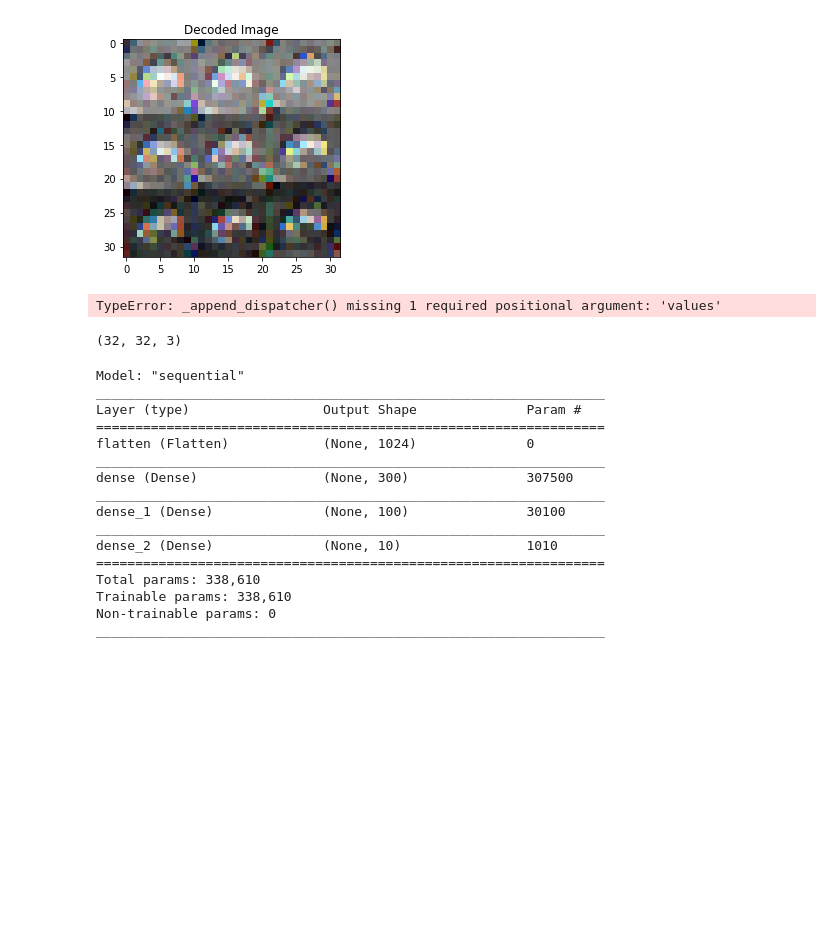
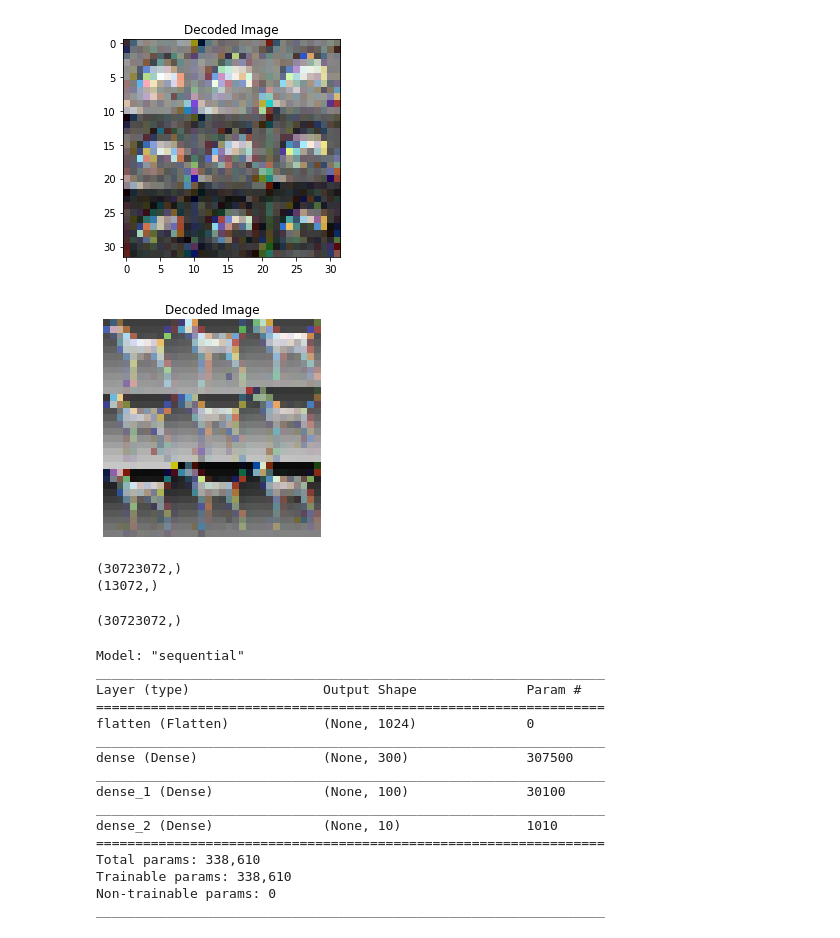
Before and after one commit to hawk90/deeplearning-lecture, a Jupyter notebook: Lecture-ipynb/11월 11일-TFrecoders.ipynb, the cells around one changed output. Cells and saved outputs as stored; diff of their text form; code cells hidden in the pictures; blank space fills up the shorter version.

```diff
--- a/Lecture-ipynb/11월 11일-TFrecoders.ipynb
+++ b/Lecture-ipynb/11월 11일-TFrecoders.ipynb
@@ -160,24 +161,32 @@ desc = {
 # %%
 labels = ['airplane','automobile','bird','cat','deer','dog','frog','horse','ship','truck']
 
-train_x = []
-train_y = []
+train_x = np.empty((CIFAR10_HEIGHT, CIFAR10_WIDTH, CIFAR10_CHANNELS), dtype='int64')
+train_y = np.empty((CIFAR10_HEIGHT, CIFAR10_WIDTH, CIFAR10_CHANNELS), dtype='int64')
 
 for x in tf.data.TFRecordDataset(["cifar10.tfrecord"]):
     parsed_example = tf.io.parse_single_example(x, desc)
     de_img = parsed_example["image"].values.numpy().reshape([CIFAR10_HEIGHT, CIFAR10_WIDTH, CIFAR10_CHANNELS])
     de_label = parsed_example["label"]
+    train_x = np.append(train_x, de_img)
+    train_y = np.append(train_y,de_label)
 
 plt.imshow(de_img)
 plt.title("Decoded Image")
 plt.axis("off")
 plt.show()
 # %% [output]
-TypeError: _append_dispatcher() missing 1 required positional argument: 'values'
+[figure, added]
+# %%
+print(train_x.shape)
+print(train_y.shape)
+# %% [output]
+(30723072,)
+(13072,)
 # %%
 train_x.shape
 # %% [output]
-(32, 32, 3)
+(30723072,)
 # %%
 from tensorflow import keras
 
```
Also changed, not shown: parts of 3 cells of this notebook, 1 other file.
